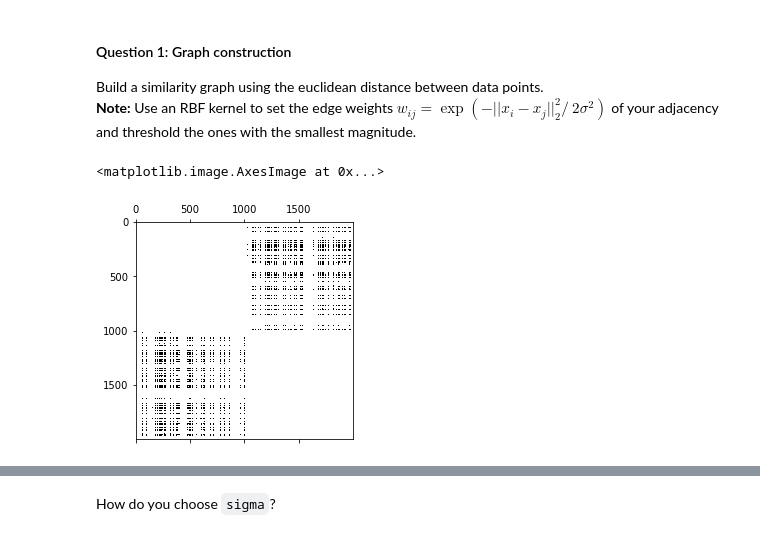
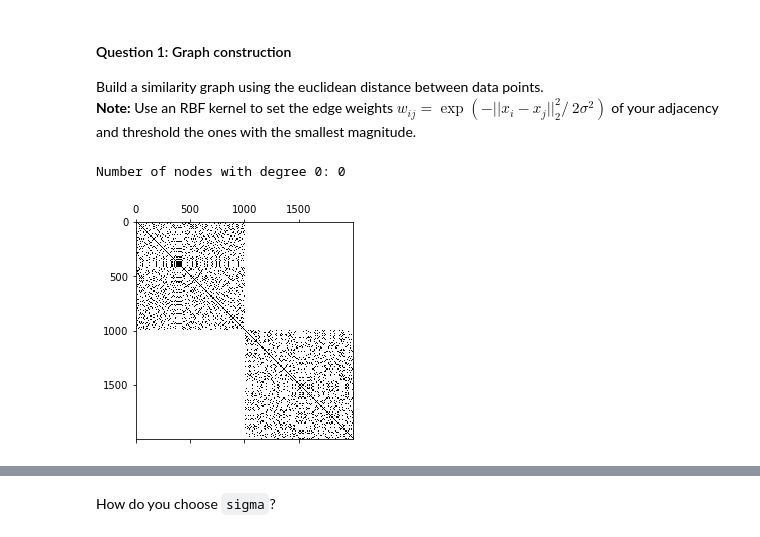
Before and after one commit to alielabridi/NTDS_2019, a Jupyter notebook: assignments/2_learning_with_graphs_jonas.ipynb, the cells around one changed output, grey strips where cells are left out. Saved outputs shown, nothing was run; the diff lists cells and outputs as text; code cells hidden in the pictures.

```diff
--- a/assignments/2_learning_with_graphs_jonas.ipynb
+++ b/assignments/2_learning_with_graphs_jonas.ipynb
@@ -74,23 +69,20 @@ def epsilon_similarity_graph(X: np.ndarray, sigma, epsilon):
         Return:
         adjacency (n x n ndarray): adjacency matrix of the graph.
     """
-    dX = pdist(X, 'sqeuclidean') # calculate squared euclidean matrix (condensed)
-    dX = squareform(dX) # convert condensed matrix to squareform
-
+    #dX = squareform(pdist(X, 'sqeuclidean')) # calculate squaredform squared euclidean matrix
+    dX = squareform(pdist(X))**2
     K = np.exp(-dX / (2 * sigma**2)) # apply RBF kernel
 
-    K = 1 - K/epsilon # weighted: 0...1 -> unconnected...connected
-    K[(K < 0)] = 0
+    #K = 1 - K/epsilon # weighted: 0...1 -> unconnected...connected
+    #K[(K < 0)] = 0
+    K[K<=epsilon] = 0
     adjacency = K
-
-    #plt.hist(np.ma.masked_equal(K.flatten(),0))
-    #plt.show()
-
     return adjacency
-# %%
-adjacency = epsilon_similarity_graph(X, sigma=2, epsilon=.01)
-plt.spy(adjacency)
-plt.show()
-# %% [output]
-<matplotlib.image.AxesImage at 0x...>
-[figure, removed]
+# %%
+adjacency = epsilon_similarity_graph(X, sigma=0.5, epsilon=.4)
+print(f"Number of nodes with degree 0: {adjacency.shape[1] - np.count_nonzero(np.diag(np.sum(adjacency, axis=1)))}")
+plt.spy(adjacency)
+plt.show()
+# %% [output]
+Number of nodes with degree 0: 0
+[figure, added]
```
Also changed, not shown: parts of 29 cells of this notebook.
